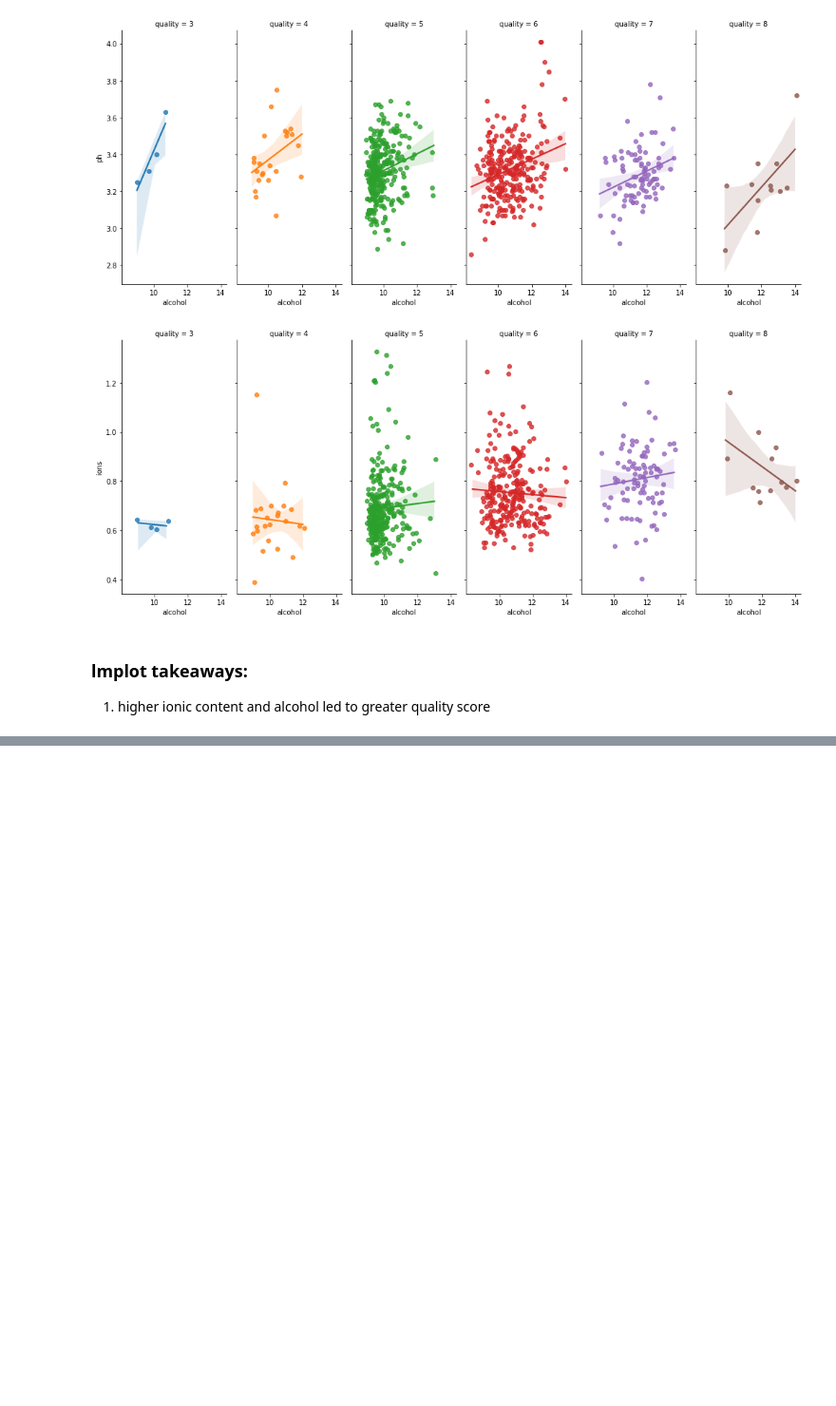
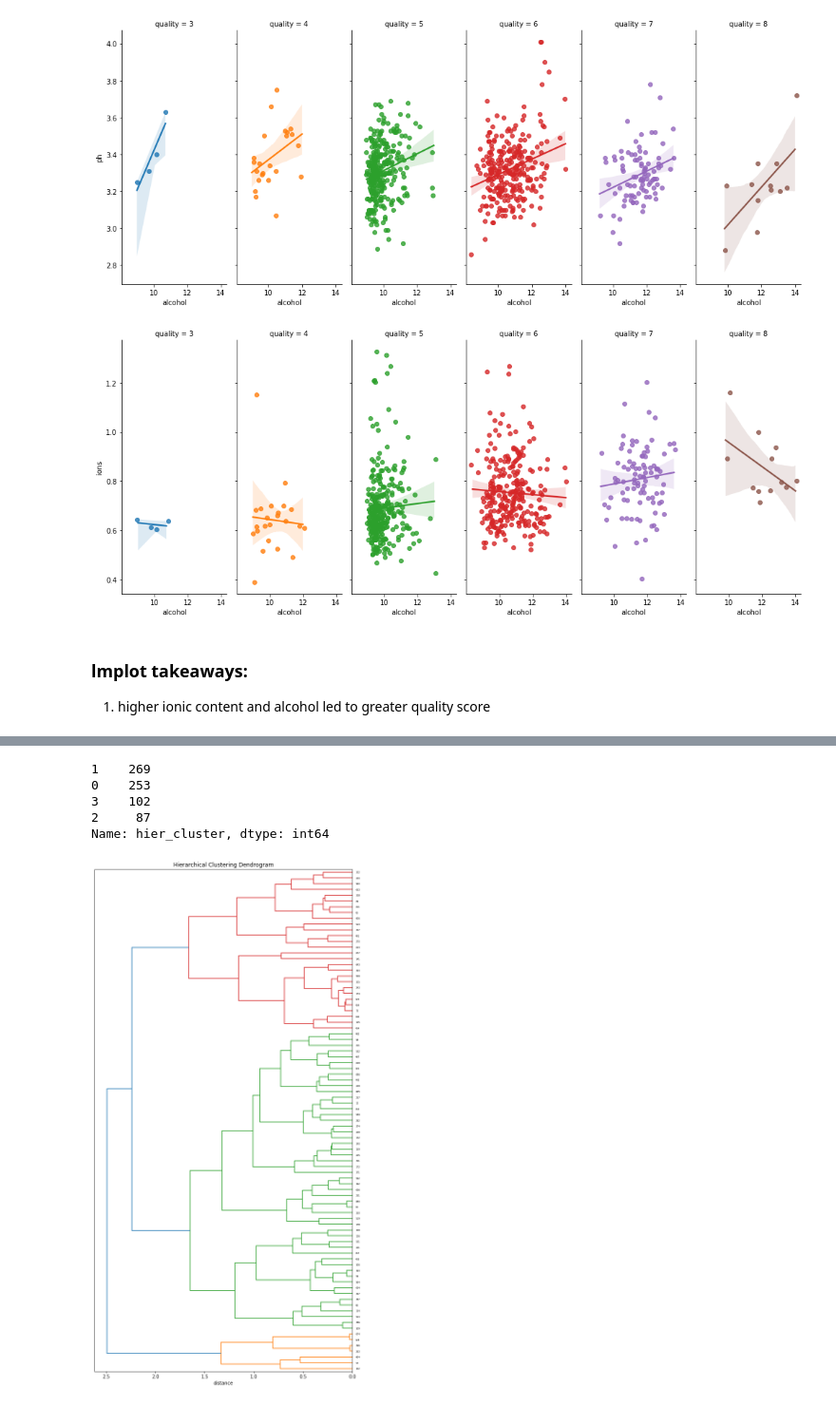
Before and after one commit to MrEnigmamgine/jtl_wine_quality, a Jupyter notebook: final_red_nb.ipynb, the cells around one changed output, grey strips where cells are left out. Shown at 95% size. Cells and saved outputs as stored; diff of their text form; code cells hidden in the pictures; blank space fills up the shorter version.

```diff
--- a/final_red_nb.ipynb
+++ b/final_red_nb.ipynb
@@ -705,0 +626,8 @@ X_trainred_scaled = pd.DataFrame(trainred_mms, columns=list(X_trainred.columns))
+# %%
+# Create a hierarchical clustering model
+hiercluster = AgglomerativeClustering(affinity='euclidean', linkage='ward', compute_full_tree=True)
+# %%
+# Fit the data to the model and determine which clusters each data point belongs to:
+hiercluster.set_params(n_clusters=4)
+hierclusters = hiercluster.fit_predict(X_trainred_scaled)
+np.bincount(hierclusters) # count of data points in each cluster
@@ -705,0 +636,6 @@ X_trainred_scaled = pd.DataFrame(trainred_mms, columns=list(X_trainred.columns))
+# %%
+# Add cluster number to the original data
+
+X_trainred_scaled['hier_cluster'] = hierclusters
+
+X_trainred_scaled.head()
@@ -705,0 +653,31 @@ X_trainred_scaled = pd.DataFrame(trainred_mms, columns=list(X_trainred.columns))
+# %%
+# Find the size of the clusters
+X_trainred_scaled['hier_cluster'].value_counts()
+# %% [output]
+1    269
+0    253
+3    102
+2     87
+Name: hier_cluster, dtype: int64
+# %%
+def plot_dendrogram(Z, names, figsize=(10,25)):
+    '''Plot a dendrogram to illustrate hierarchical clustering'''
+
+    plt.figure(figsize=figsize)
+    plt.title('Hierarchical Clustering Dendrogram')
+    plt.xlabel('distance')
+    dendrogram(
+        Z,
+        labels = names,
+        orientation = "left",
+    )
+    plt.show()
+# %%
+# Show a dendrogram, just for the smallest cluster
+
+sample = X_trainred_scaled[X_trainred_scaled.hier_cluster==2]
+Z = linkage(sample, 'ward')
+names = sample.index
+plot_dendrogram(Z, names, figsize=(10,20))
+# %% [output]
+[figure, added]
```
Also changed, not shown: parts of 39 cells of this notebook.
